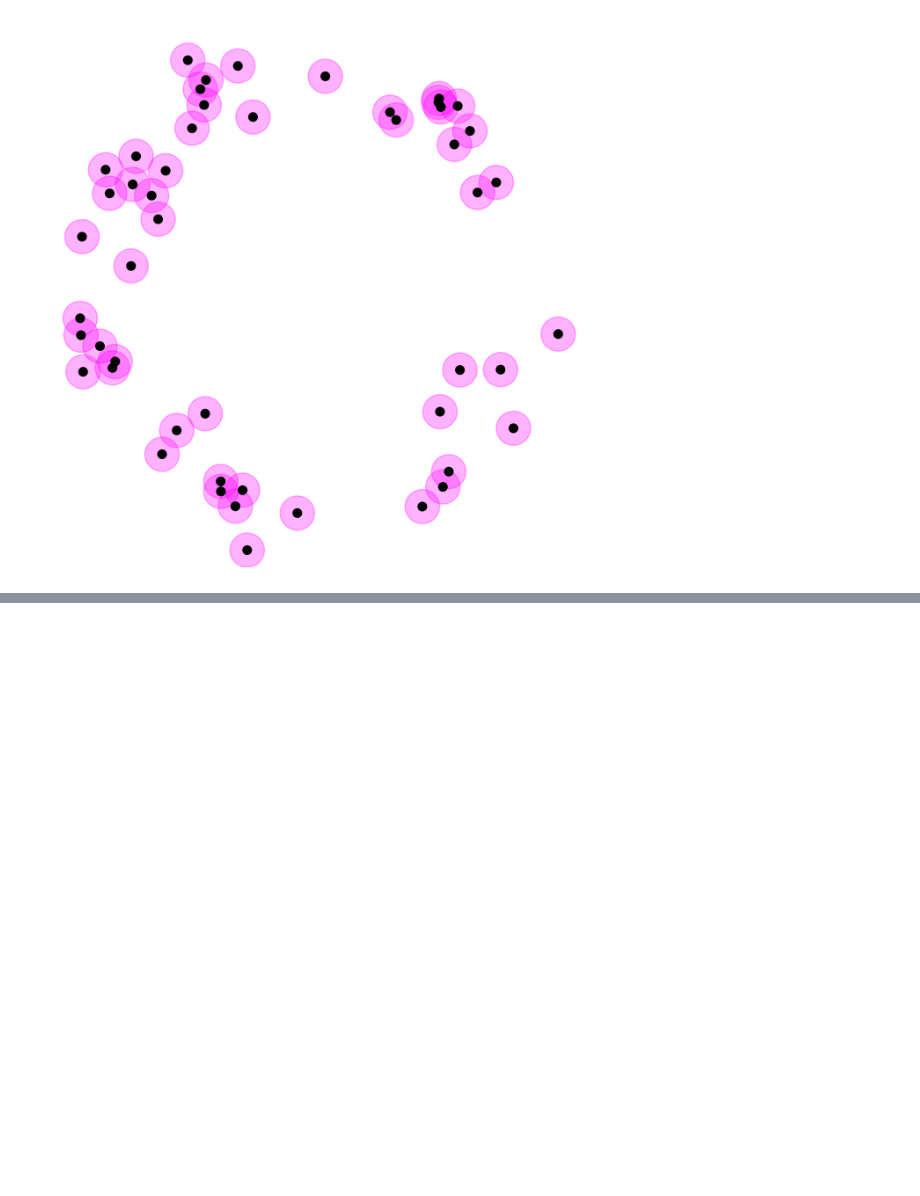
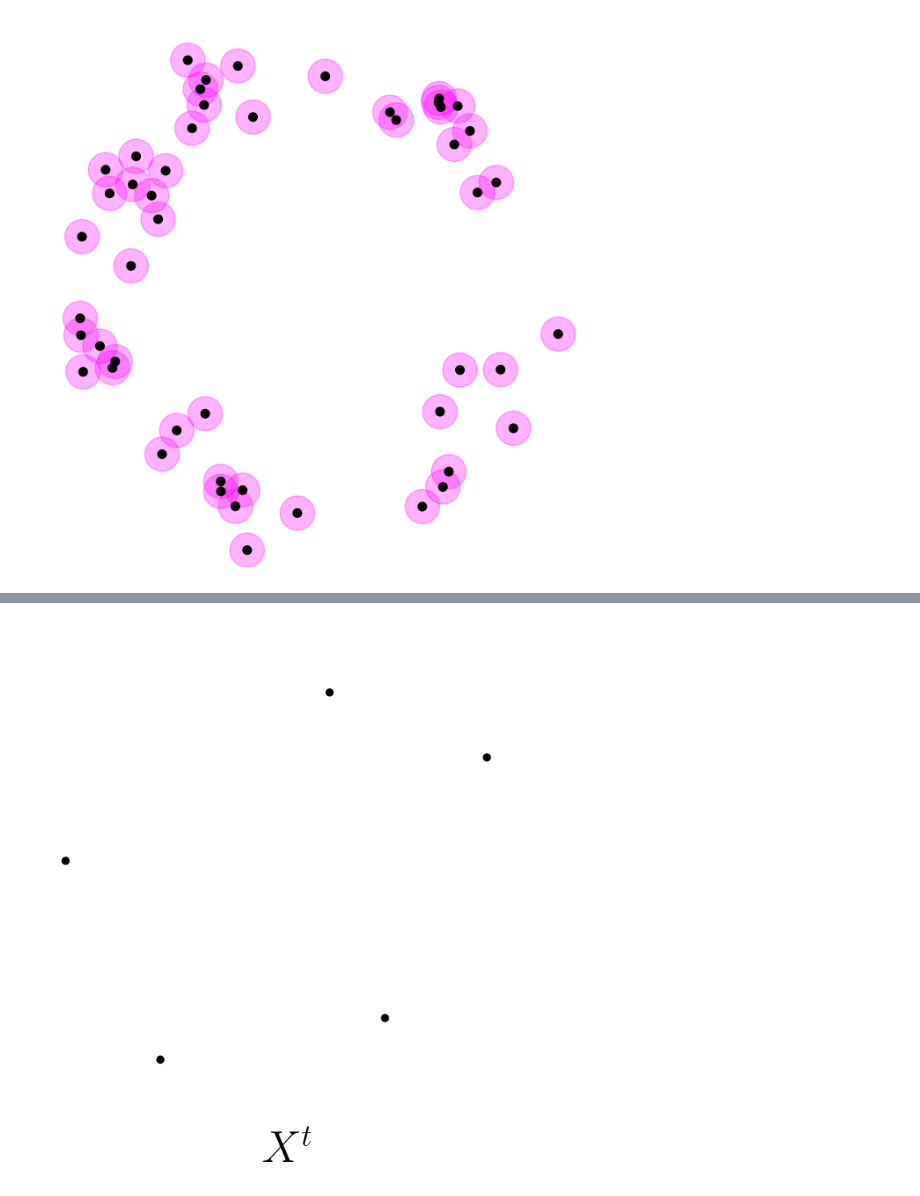
Before and after one commit to AnthonyMrqs/Analise-Topologica-de-Dados, a Jupyter notebook: criacao_imagens.ipynb, the cells around one changed output, grey strips where cells are left out. Drawn from its saved outputs; the diff is of its cells as text; code cells hidden in the pictures; blank space fills up the shorter version.

```diff
--- a/criacao_imagens.ipynb
+++ b/criacao_imagens.ipynb
@@ -1524,0 +1746,85 @@ PlotThickening(X,t=t_noise)
+# %%
+def SampleOnCircle(N = 100, sd = 0):
+    rand_uniform = np.random.rand(N)*2-1
+
+    X = np.cos(2*np.pi*rand_uniform)
+
+    Y = np.sin(2*np.pi*rand_uniform)
+
+    data = np.stack((X,Y)).transpose() + np.random.normal(0, sd,  (N, 2))
+
+    return data
+
+def calcular_persistencia(X, max_edge_length=2.0, max_dimension=2, homology_coeff_field=2):
+    """Monta o complexo de Rips e retorna a persistência (chamado 1x, sem estado global)."""
+    rips = gudhi.RipsComplex(points=X, max_edge_length=max_edge_length)
+    st = rips.create_simplex_tree(max_dimension=max_dimension)
+    return st.persistence(homology_coeff_field=homology_coeff_field)
+
+
+def plot_thickening(X, t=0.2, figsize=(7, 7), save_path=None, dpi=300):
+    """
+    Desenha X^t: bolas de raio t (magenta), arestas de Rips (dist <= 2t) e os pontos.
+    Distâncias e desenho são vetorizados: sem loop duplo, sem 1 ax.plot por aresta.
+    """
+    fig, ax = plt.subplots(figsize=figsize)
+
+    # 1. bolas translúcidas — todas num único PatchCollection
+    bolas = PatchCollection([Circle((xi, yi), t) for xi, yi in X],
+                             color='magenta', alpha=0.15, zorder=1)
+    ax.add_collection(bolas)
+
+    # 2. arestas de Rips — distância par-a-par calculada de uma vez (pdist),
+    #    pares dentro do raio 2t viram um único LineCollection
+    D = squareform(pdist(X))
+    i_idx, j_idx = np.where(np.triu(D <= 2 * t, k=1))  # só pares únicos i<j
+    segmentos = np.stack([X[i_idx], X[j_idx]], axis=1)
+    ax.add_collection(LineCollection(segmentos, colors='black', linewidths=1,
+                                      alpha=0.4, zorder=2))
+
+    # 3. 0-símplices (pontos)
+    ax.scatter(X[:, 0], X[:, 1], c='black', s=40, zorder=3)
+
+    # bordas com folga pro raio das bolas não cortar na moldura
+    bound = np.max(np.abs(X)) + t + 0.1
+    ax.set_xlim(-bound, bound)
+    ax.set_ylim(-bound, bound)
+    ax.set_aspect('equal')
+    ax.axis('off')
+    ax.set_title(r"$X^t$", y=-0.12, fontsize=40, fontweight='bold')
+
+    plt.tight_layout()
+    if save_path:
+        fig.savefig(save_path, dpi=dpi, bbox_inches='tight')
+    plt.show()
+    return fig, ax
+
+
+def plot_persistencia(persistence, kind='diagram', figsize=(7, 6), save_path=None, dpi=300):
+    """Diagrama ou barcode de persistência (kind='diagram' | 'barcode'), sem código duplicado."""
+    plot_fn = {'diagram': gudhi.plot_persistence_diagram,
+               'barcode': gudhi.plot_persistence_barcode}[kind]
+
+    fig, ax = plt.subplots(figsize=figsize)
+    plot_fn(persistence, axes=ax)
+    ax.tick_params(axis='both', labelsize=14)
+
+    plt.tight_layout()
+    if save_path:
+        fig.savefig(save_path, dpi=dpi, bbox_inches='tight')
+    plt.show()
+    return fig, ax
+
+
+if __name__ == "__main__":
+    # Exemplo de uso — troque X pela sua nuvem de pontos real
+    # rng = np.random.default_rng(2)
+    # X = rng.normal(size=(7, 2))
+    X = SampleOnCircle(5, sd=0.1)
+    persistence = calcular_persistencia(X, max_edge_length=2.0)
+
+    plot_thickening(X, t=0)                          # save_path='thickening.pdf'
+    plot_persistencia(persistence, kind='barcode')      # save_path='barcode.pdf'
+    plot_persistencia(persistence, kind='diagram')      # save_path='diagrama.pdf'
+# %% [output]
+[figure, added]
```
Also changed, not shown: parts of 6 cells of this notebook, 12 other files.
